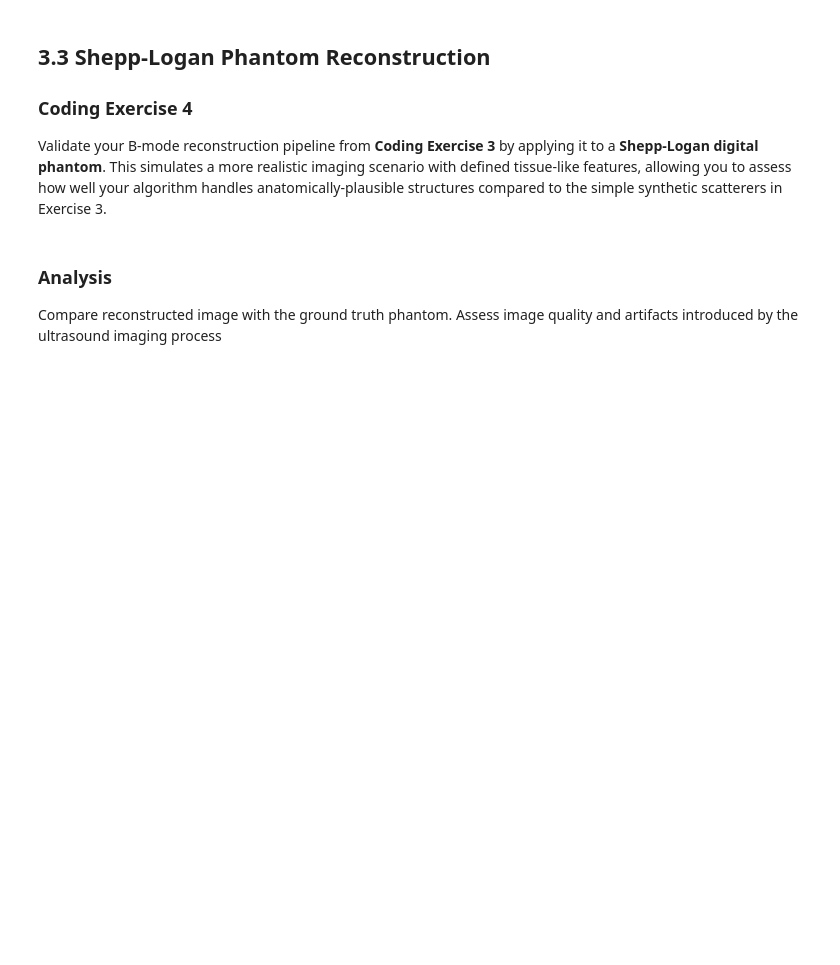
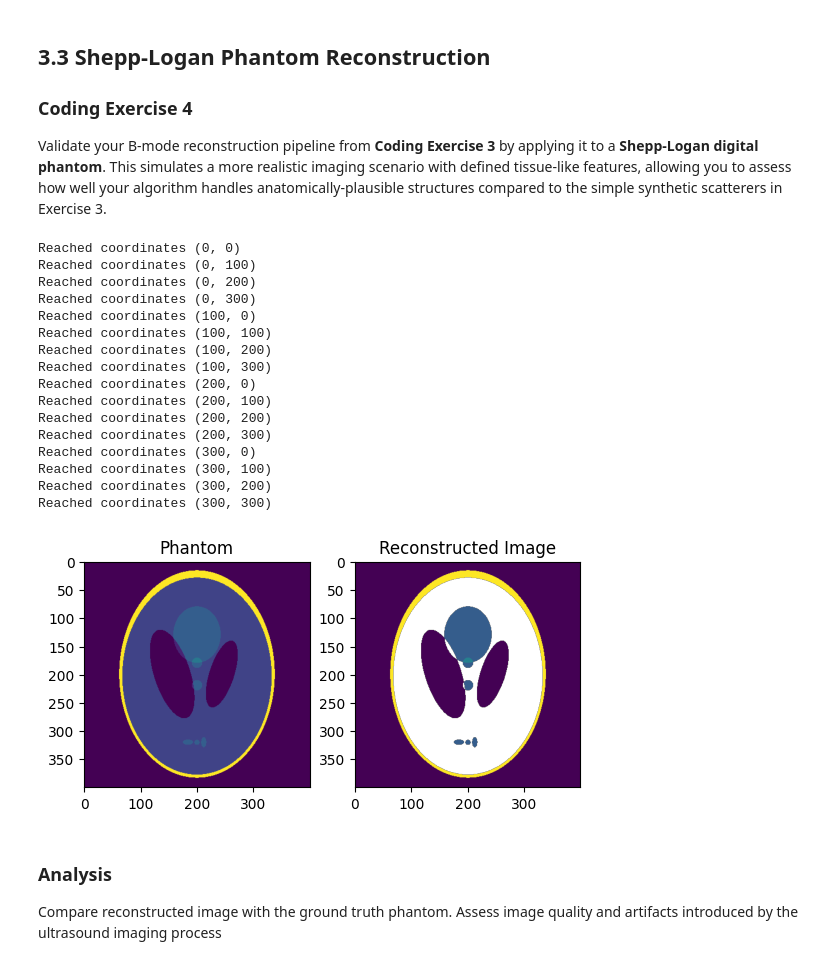
Before and after one commit to DeemDeem52/BMEN509-623_Deliverable_3, a Jupyter notebook: deliverable-03-starter.ipynb, the cells around one changed output. Cells and saved outputs as stored; diff of their text form; code cells hidden in the pictures; blank space fills up the shorter version.

```diff
--- a/deliverable-03-starter.ipynb
+++ b/deliverable-03-starter.ipynb
@@ -622,14 +628,31 @@ Validate your B-mode reconstruction pipeline from **Coding Exercise 3** by apply
 # %%
 # TODO: Load Shepp-Logan phantom
 from skimage.data import shepp_logan_phantom
 phantom = shepp_logan_phantom()
-# ...
 
 # TODO: Apply your reconstruction pipeline from Exercise 3 to this phantom
-# ...
+reconstruction_pipeline(phantom, 0.0003, 5000)
 
 # TODO: Compare reconstructed image quality with ground truth
 # ...
+# %% [output]
+Reached coordinates (0, 0)
+Reached coordinates (0, 100)
+Reached coordinates (0, 200)
+Reached coordinates (0, 300)
+Reached coordinates (100, 0)
+Reached coordinates (100, 100)
+Reached coordinates (100, 200)
+Reached coordinates (100, 300)
+Reached coordinates (200, 0)
+Reached coordinates (200, 100)
+Reached coordinates (200, 200)
+Reached coordinates (200, 300)
+Reached coordinates (300, 0)
+Reached coordinates (300, 100)
+Reached coordinates (300, 200)
+Reached coordinates (300, 300)
+[figure, added]
 # %% [markdown]
 ### **Analysis**
 
```
Also changed, not shown: parts of 3 cells of this notebook.
